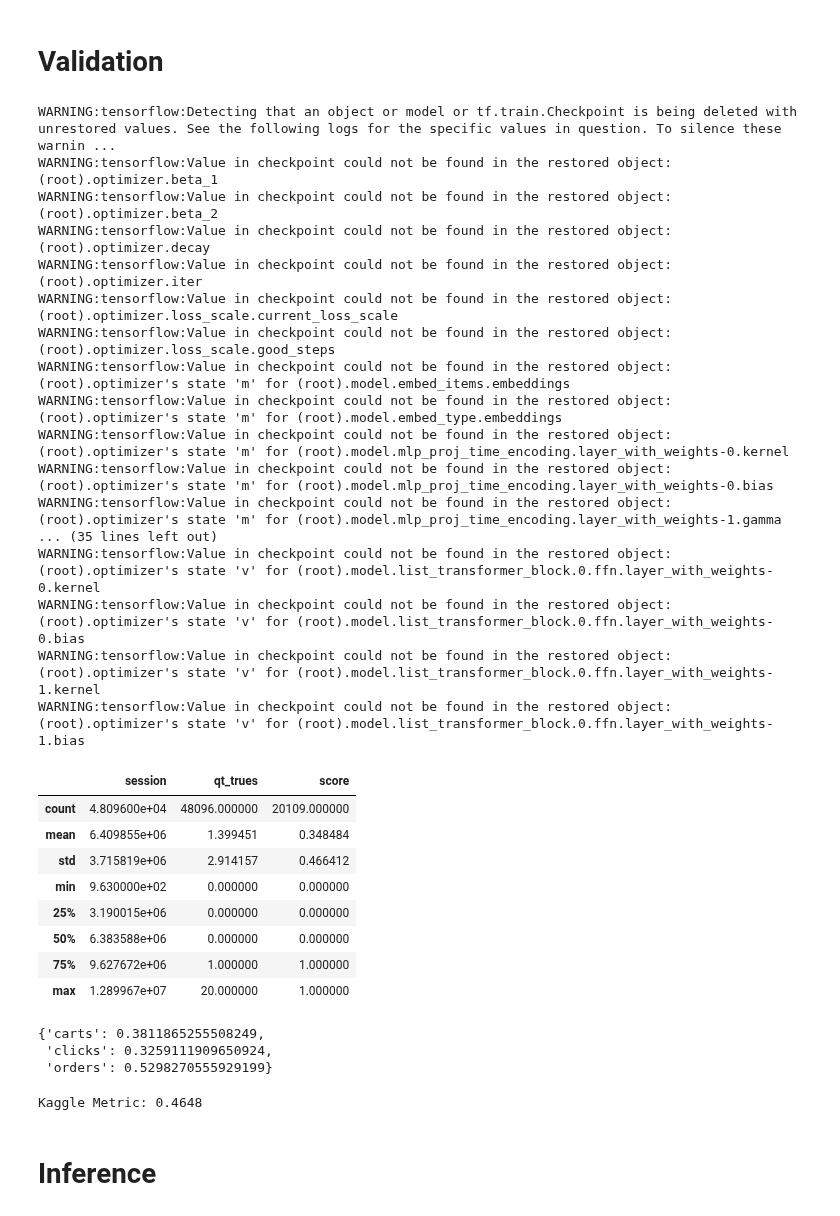
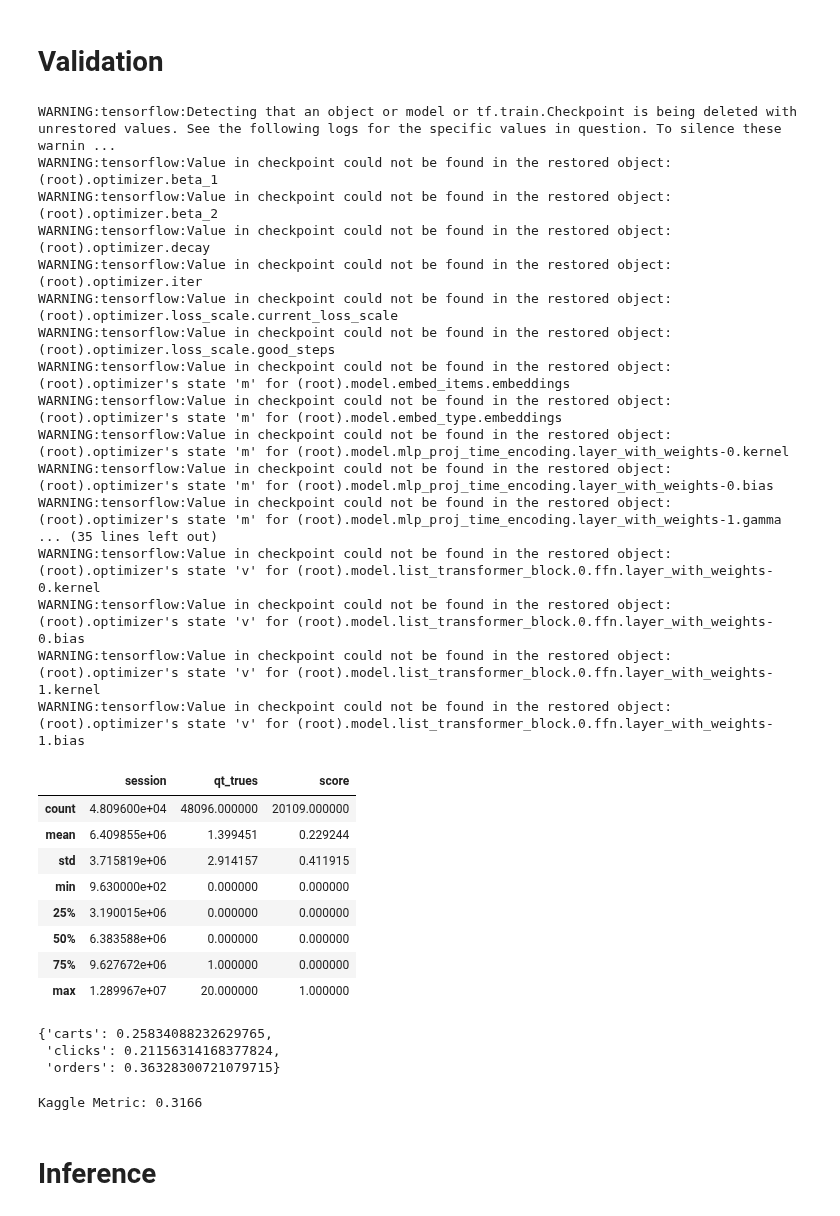
Before and after one commit to EnricRovira/025_Kaggle-OTTO-Recsys-2022, a Jupyter notebook: 1_Scripts/1_Model_v0.4.ipynb, the cells around one changed output. Drawn from its saved outputs; the diff is of its cells as text; code cells hidden in the pictures.

```diff
--- a/1_Scripts/1_Model_v0.4.ipynb
+++ b/1_Scripts/1_Model_v0.4.ipynb
@@ -462,14 +466,14 @@ class BERT4REC_CONFIG:
     num_items = NUM_ITEMS
     model_arch = 'bert4rec'
     path_tfrecords = '../tfrecords/tfrecords_v0.5/'
-    restore_last_chekpoint = (True, 'model_bert4rec_complete_0.10/checkpoints/', 'ckpt-27')
-    model_name = f'model_{model_arch}_complete_0.10'
+    restore_last_chekpoint = (False, 'model_bert4rec_complete_0.11/checkpoints/', 'ckpt-27')
+    model_name = f'model_{model_arch}_complete_0.11'
     checkpoint_filepath = f'../2_Models/'
     num_records_dataset = 10_000_000
     batch_size = 32
-    tup_scheduler_grad_accum = (10, 10, 1_500_000) #(start_grad_accum, max_grad_accum, ramp_up_samples)
-    seq_len = 30
-    mask_prob = 0.4
+    tup_scheduler_grad_accum = (1, 5, 1_500_000) #(start_grad_accum, max_grad_accum, ramp_up_samples)
+    seq_len = 20
+    mask_prob = 0.3
     reverse_prob = 0.5
     emb_dim = 128
     trf_dim = 128
@@ -675,11 +678,11 @@ def get_score_metric(y_true, y_pred, type_target, k=20):
 tf.keras.backend.clear_session()
 model = build_model_bert4Rec(num_items=BERT4REC_CONFIG.num_items, model_cfg=BERT4REC_CONFIG)
 ckpt = tf.train.Checkpoint(model=model)
-ckpt.restore(tf.train.latest_checkpoint(f'../2_Models/model_bert4rec_complete_0.10/checkpoints'))
+ckpt.restore(tf.train.latest_checkpoint(f'../2_Models/model_bert4rec_complete_0.11/checkpoints'))
 list_paths_val = ['../tfrecords/tfrecords_v0.5/na_split=val/' + x for x in os.listdir('../tfrecords/tfrecords_v0.5/na_split=val')]
 val_dataloader = Bert4RecDataLoader(list_paths_val,
                                      num_items=NUM_ITEMS,
-                                     seq_len=30,
+                                     seq_len=20,
                                      seq_len_target=20,
                                      batch_size=32,
                                      mask_prob=0.0,
@@ -695,7 +698,7 @@ for num_batch, batch in enumerate(tqdm(val_dataloader)):
     features, targets, session = batch
     seq_items, seq_type, seq_time, seq_recency = features
     target, type_target, idx_mask = targets
-    idxs = idx_mask.numpy() #tf.argmin(seq_items[:, :, 0], 1).numpy()
+    idxs = idx_mask.numpy() - 1 #tf.argmin(seq_items[:, :, 0], 1).numpy()
     for type_ in ['clicks', 'carts', 'orders']:
         seq_type_new = [tf.concat([
                         seq_type[i, :ix],
@@ -739,44 +742,44 @@ print(f'Kaggle Metric: {kaggle_metric:.4f}')
 # {'carts': 0.3811865255508249,
 #  'clicks': 0.32103439425051333,
 #  'orders': 0.5298270555929199}
 # Kaggle Metric: 0.4644
 
 # import wandb
 # api = wandb.Api()
 # run = api.run("<path to run>")
 # run.summary["kaggle_metric"] = kaggle_metric
 # run.update()
 # %% [output]
 WARNING:tensorflow:Detecting that an object or model or tf.train.Checkpoint is being deleted with unrestored values. See the following logs for the specific values in question. To silence these warnin ...
 WARNING:tensorflow:Value in checkpoint could not be found in the restored object: (root).optimizer.beta_1
 WARNING:tensorflow:Value in checkpoint could not be found in the restored object: (root).optimizer.beta_2
 WARNING:tensorflow:Value in checkpoint could not be found in the restored object: (root).optimizer.decay
 WARNING:tensorflow:Value in checkpoint could not be found in the restored object: (root).optimizer.iter
 WARNING:tensorflow:Value in checkpoint could not be found in the restored object: (root).optimizer.loss_scale.current_loss_scale
 WARNING:tensorflow:Value in checkpoint could not be found in the restored object: (root).optimizer.loss_scale.good_steps
 WARNING:tensorflow:Value in checkpoint could not be found in the restored object: (root).optimizer's state 'm' for (root).model.embed_items.embeddings
 WARNING:tensorflow:Value in checkpoint could not be found in the restored object: (root).optimizer's state 'm' for (root).model.embed_type.embeddings
 WARNING:tensorflow:Value in checkpoint could not be found in the restored object: (root).optimizer's state 'm' for (root).model.mlp_proj_time_encoding.layer_with_weights-0.kernel
 WARNING:tensorflow:Value in checkpoint could not be found in the restored object: (root).optimizer's state 'm' for (root).model.mlp_proj_time_encoding.layer_with_weights-0.bias
 WARNING:tensorflow:Value in checkpoint could not be found in the restored object: (root).optimizer's state 'm' for (root).model.mlp_proj_time_encoding.layer_with_weights-1.gamma
 ... (35 lines left out)
 WARNING:tensorflow:Value in checkpoint could not be found in the restored object: (root).optimizer's state 'v' for (root).model.list_transformer_block.0.ffn.layer_with_weights-0.kernel
 WARNING:tensorflow:Value in checkpoint could not be found in the restored object: (root).optimizer's state 'v' for (root).model.list_transformer_block.0.ffn.layer_with_weights-0.bias
 WARNING:tensorflow:Value in checkpoint could not be found in the restored object: (root).optimizer's state 'v' for (root).model.list_transformer_block.0.ffn.layer_with_weights-1.kernel
 WARNING:tensorflow:Value in checkpoint could not be found in the restored object: (root).optimizer's state 'v' for (root).model.list_transformer_block.0.ffn.layer_with_weights-1.bias
 |  | session | qt_trues | score |
 | count | 4.809600e+04 | 48096.000000 | 20109.000000 |
-| mean | 6.409855e+06 | 1.399451 | 0.348484 |
-| std | 3.715819e+06 | 2.914157 | 0.466412 |
+| mean | 6.409855e+06 | 1.399451 | 0.229244 |
+| std | 3.715819e+06 | 2.914157 | 0.411915 |
 | min | 9.630000e+02 | 0.000000 | 0.000000 |
 | 25% | 3.190015e+06 | 0.000000 | 0.000000 |
 | 50% | 6.383588e+06 | 0.000000 | 0.000000 |
-| 75% | 9.627672e+06 | 1.000000 | 1.000000 |
+| 75% | 9.627672e+06 | 1.000000 | 0.000000 |
 | max | 1.289967e+07 | 20.000000 | 1.000000 |
-{'carts': 0.3811865255508249,
- 'clicks': 0.3259111909650924,
- 'orders': 0.5298270555929199}
+{'carts': 0.25834088232629765,
+ 'clicks': 0.21156314168377824,
+ 'orders': 0.36328300721079715}
-Kaggle Metric: 0.4648
+Kaggle Metric: 0.3166
 # %% [markdown]
 # Inference
 # %%
```
Also changed, not shown: parts of 4 cells of this notebook, 2 other files.
